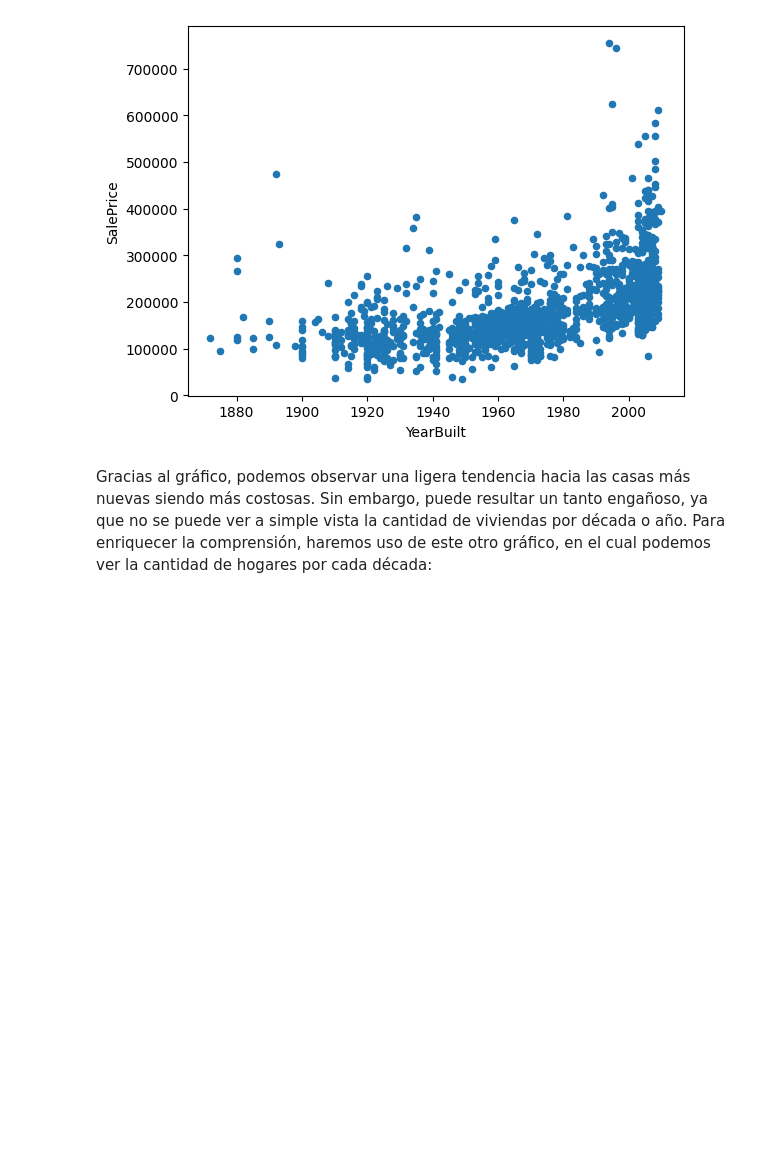
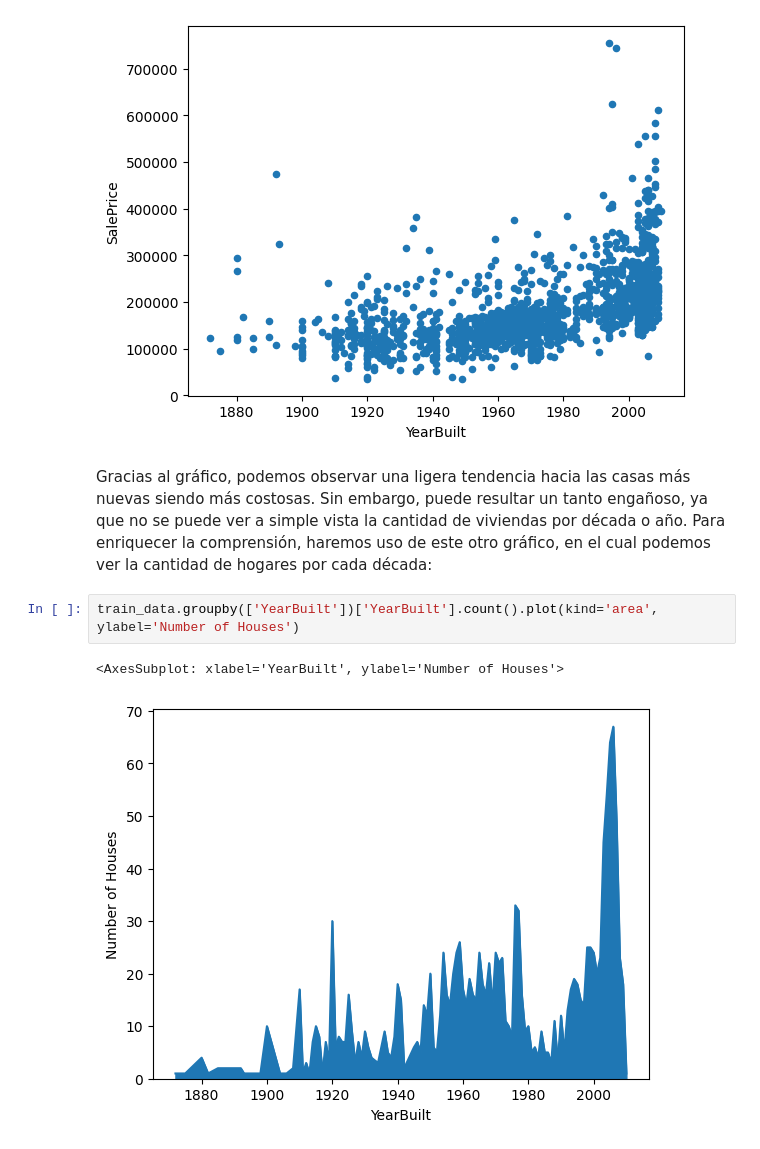
Before and after one commit to fedepenic/Tecnologias-Emergentes-Machine-Learning, a Jupyter notebook: TrabajoPracticoTecnologiasEmergentes.ipynb, the cells around one changed output. Cells and saved outputs as stored; diff of their text form; blank space fills up the shorter version.

Commit message:
Added graph: Number of houses per year of construction.

```diff
--- a/TrabajoPracticoTecnologiasEmergentes.ipynb
+++ b/TrabajoPracticoTecnologiasEmergentes.ipynb
@@ -140,3 +140,8 @@ plt.show()
 [figure]
 # %% [markdown]
 Gracias al gráfico, podemos observar una ligera tendencia hacia las casas más nuevas siendo más costosas. Sin embargo, puede resultar un tanto engañoso, ya que no se puede ver a simple vista la cantidad de viviendas por década o año. Para enriquecer la comprensión, haremos uso de este otro gráfico, en el cual podemos ver la cantidad de hogares por cada década:
+# %%
+train_data.groupby(['YearBuilt'])['YearBuilt'].count().plot(kind='area', ylabel='Number of Houses')
+# %% [output]
+<AxesSubplot: xlabel='YearBuilt', ylabel='Number of Houses'>
+[figure, added]
```
Also changed, not shown: parts of 1 cell of this notebook.
